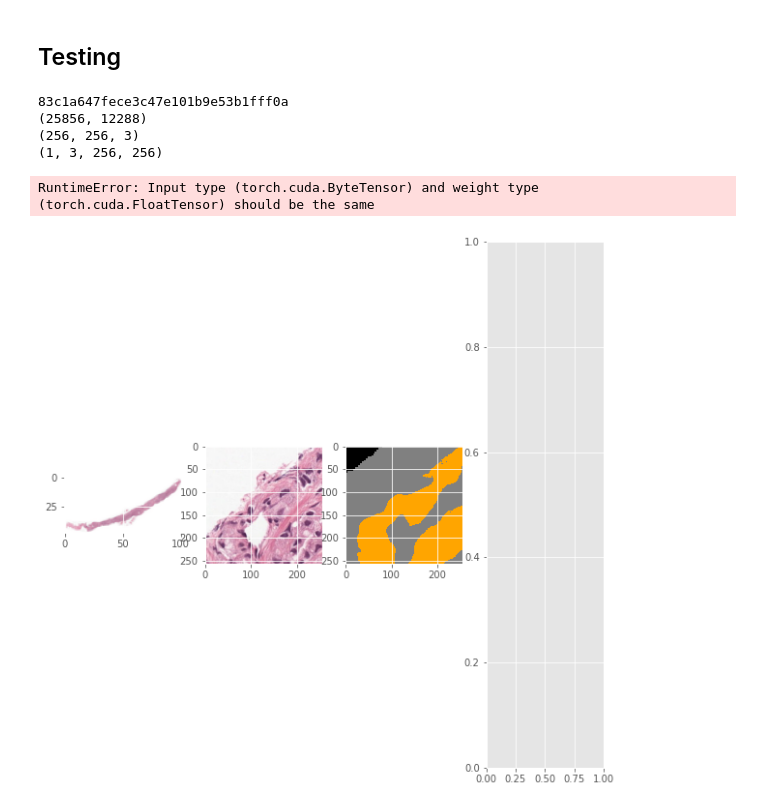
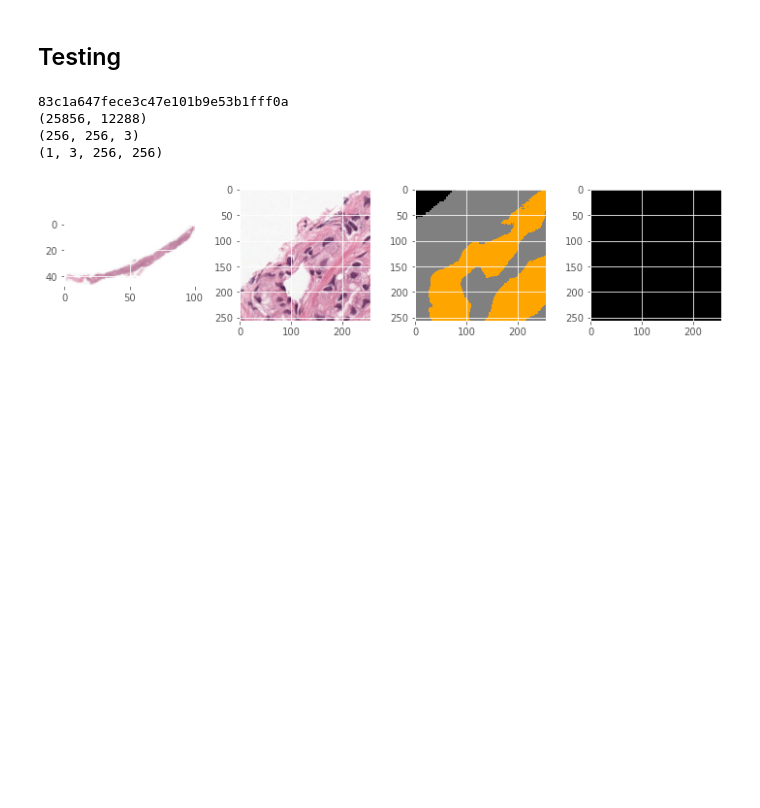
Before and after one commit to AntonDanylenko/auto_gleason, a Jupyter notebook: main.ipynb, the cells around one changed output. Cells and saved outputs as stored; diff of their text form; code cells hidden in the pictures; blank space fills up the shorter version.

```diff
--- a/main.ipynb
+++ b/main.ipynb
@@ -699,33 +699,33 @@ test_coords = [57*PATCH_WIDTH,28*PATCH_HEIGHT]
 test_patch = test_slide.read_region(test_coords, size=(PATCH_WIDTH, PATCH_HEIGHT), level=0).convert('RGB')
 test_patch = np.asarray(test_patch, dtype=np.uint8)
 ax[1].imshow(test_patch)
 
 test_mask_path = os.path.join(mask_dir, f'{test_img_name}_mask.tiff')
 test_mask = openslide.OpenSlide(test_mask_path)
 test_mask_patch = test_mask.read_region(test_coords, size=(PATCH_WIDTH, PATCH_HEIGHT), level=0).convert('RGB')
 test_mask_patch = np.asarray(test_mask_patch, dtype=np.uint8)
 ax[2].imshow(test_mask_patch[:,:,0], cmap=cmap, interpolation='nearest', vmin=0, vmax=5)
 
 unet.eval()
 with torch.no_grad():
     transformations = transforms.Compose([transforms.ToTensor()])
     print(test_patch.shape)
     test_patch = np.transpose(test_patch, (2,0,1))
     test_patch = np.expand_dims(test_patch, 0)
     # test_patch = transformations(test_patch)
     print(test_patch.shape)
     test_patch = torch.from_numpy(test_patch).to(DEVICE)
+    test_patch = test_patch.type(dtype=torch.float32)
     predMask = unet(test_patch).squeeze()
     predMask = torch.sigmoid(predMask)
     predMask = predMask.cpu().numpy()
-    ax[3].imshow(predMask[:,:,0], cmap=cmap, interpolation='nearest', vmin=0, vmax=5)
+    ax[3].imshow(predMask[:,:], cmap=cmap, interpolation='nearest', vmin=0, vmax=5)
 
 figure.tight_layout()
 plt.show()
 # %% [output]
 83c1a647fece3c47e101b9e53b1fff0a
 (25856, 12288)
 (256, 256, 3)
 (1, 3, 256, 256)
-RuntimeError: Input type (torch.cuda.ByteTensor) and weight type (torch.cuda.FloatTensor) should be the same
-[figure, old version]
+[figure, new version]
```
